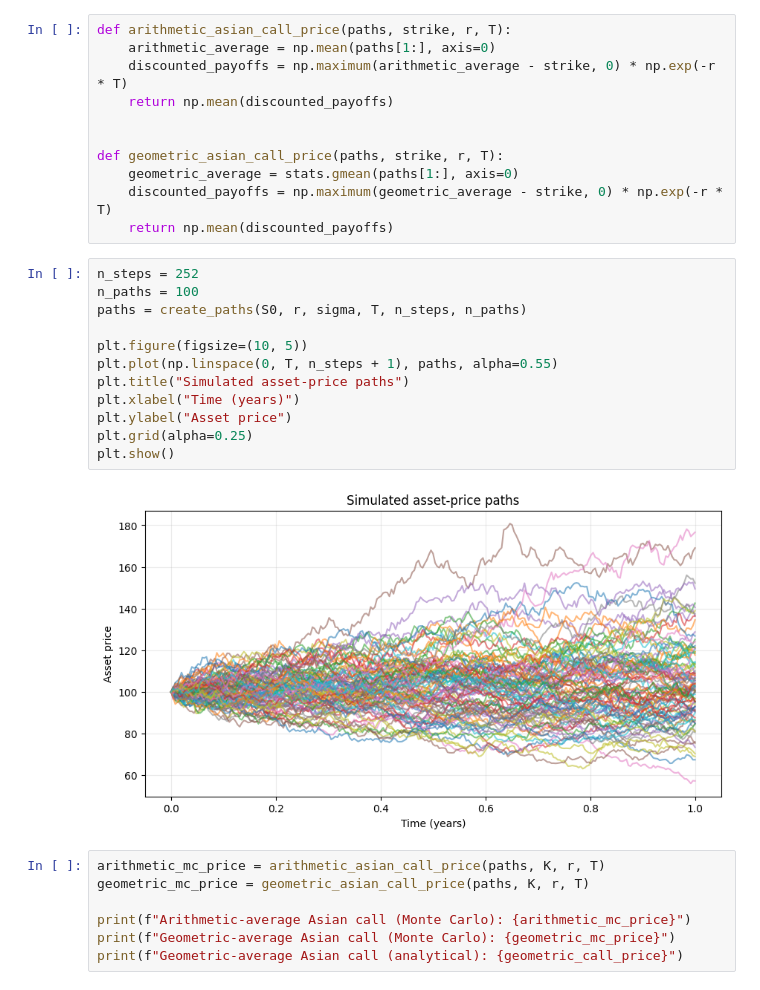
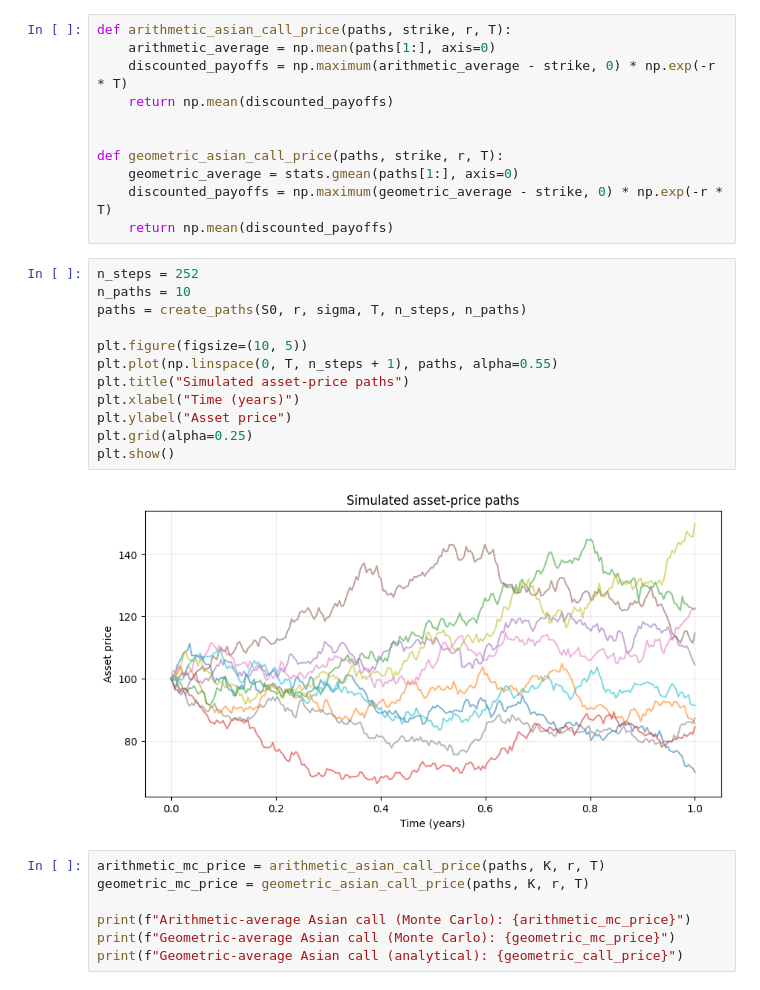
Before and after one commit to c4Romo/Financial-Modeling-Simulation, a Jupyter notebook: variance_reduction_control_variable.ipynb, the cells around one changed output. Cells and saved outputs as stored; diff of their text form.

```diff
--- a/variance_reduction_control_variable.ipynb
+++ b/variance_reduction_control_variable.ipynb
@@ -107,18 +107,18 @@ def geometric_asian_call_price(paths, strike, r, T):
     return np.mean(discounted_payoffs)
 # %%
 n_steps = 252
-n_paths = 100
+n_paths = 10
 paths = create_paths(S0, r, sigma, T, n_steps, n_paths)
 
 plt.figure(figsize=(10, 5))
 plt.plot(np.linspace(0, T, n_steps + 1), paths, alpha=0.55)
 plt.title("Simulated asset-price paths")
 plt.xlabel("Time (years)")
 plt.ylabel("Asset price")
 plt.grid(alpha=0.25)
 plt.show()
 # %% [output]
-[figure, old version]
+[figure, new version]
 # %%
 arithmetic_mc_price = arithmetic_asian_call_price(paths, K, r, T)
 geometric_mc_price = geometric_asian_call_price(paths, K, r, T)
```
